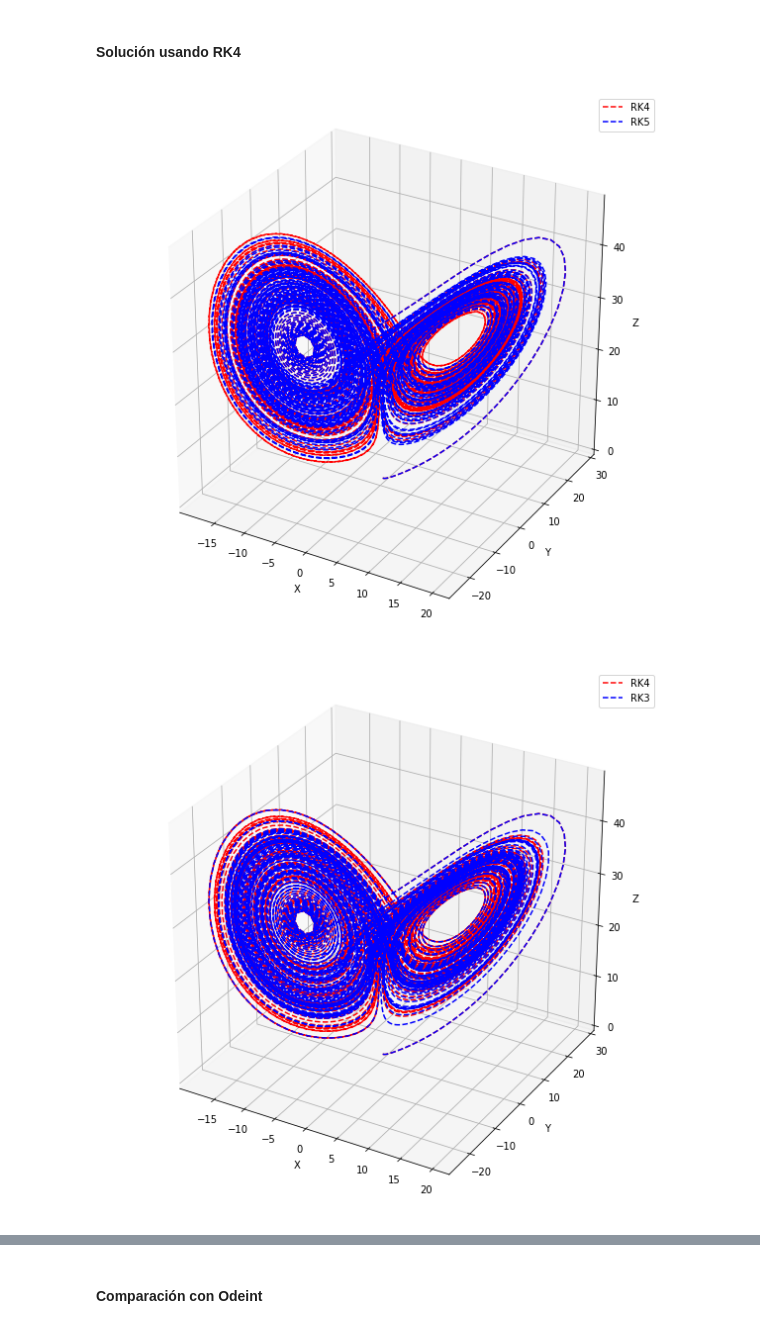
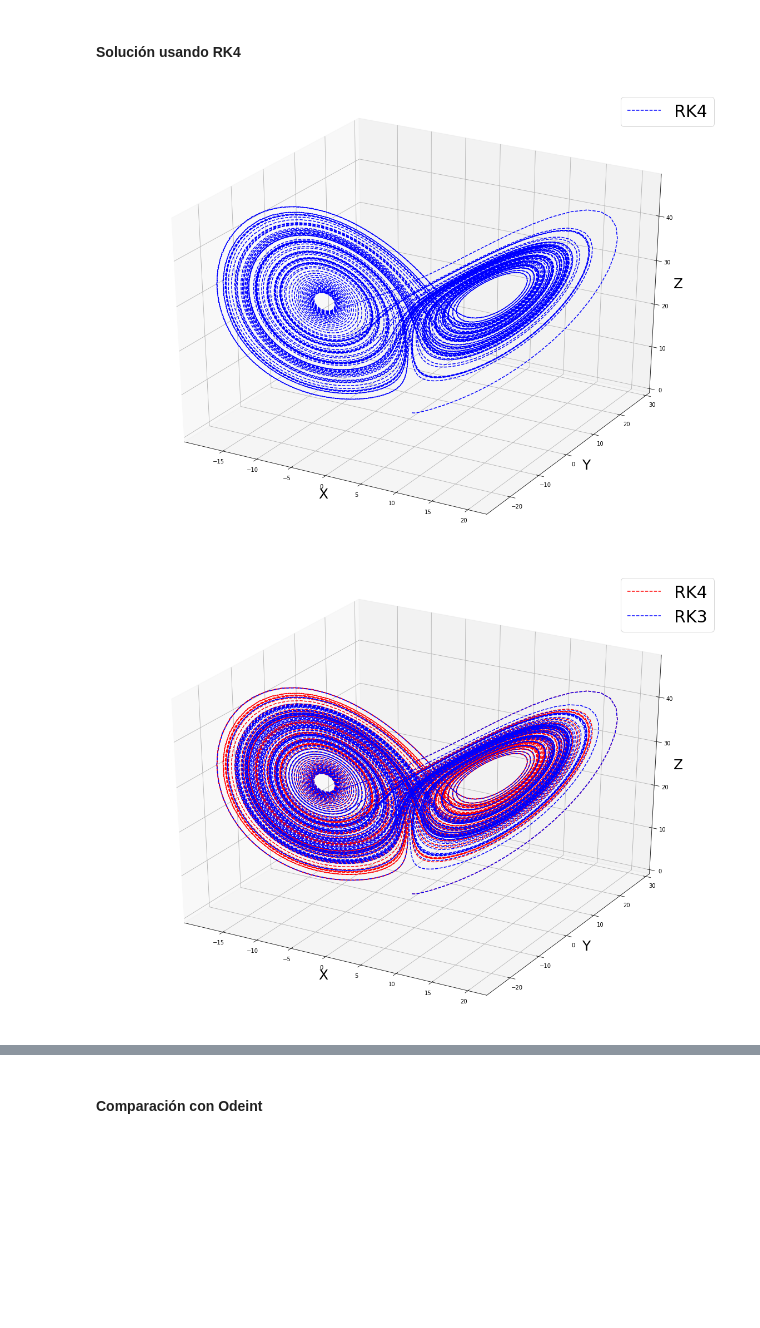
Before and after one commit to asantiagod/Lorentz_System, a Jupyter notebook: TrabajoFinal.ipynb, the cells around one changed output, grey strips where cells are left out. Saved outputs shown, nothing was run; the diff lists cells and outputs as text; code cells hidden in the pictures; blank space fills up the shorter version.

```diff
--- a/TrabajoFinal.ipynb
+++ b/TrabajoFinal.ipynb
@@ -44,35 +44,35 @@ param = [10., 28., 8./3.]
 # %% [markdown]
 #### Solución usando RK4
 # %%
-fig = plt.figure(figsize=(10,10))
+fig = plt.figure(figsize=(20,15))
 ax = fig.gca(projection='3d')
 
 sol = rk4.solve(lorentz, X0, 0., 100., 10000, param)
 t = sol[0]
 x = sol[1][:,0]
 y = sol[1][:,1]
 z = sol[1][:,2]
-ax.plot(x, y, z,'--r',label="RK4")
+ax.plot(x, y, z,'--b',label="RK4")
 
-sol = rk5.solve(lorentz, X0, 0., 100., 10000, param)
-t = sol[0]
-x = sol[1][:,0]
-y = sol[1][:,1]
-z = sol[1][:,2]
+#sol = rk5.solve(lorentz, X0, 0., 100., 10000, param)
+#t = sol[0]
+#x = sol[1][:,0]
+#y = sol[1][:,1]
+#z = sol[1][:,2]
 
-ax.plot(x, y, z,'--b',label="RK5")
-ax.set_xlabel("X")
-ax.set_ylabel("Y")
-ax.set_zlabel("Z")
+#ax.plot(x, y, z,'--r',label="RK5")
+ax.set_xlabel("X",fontsize=25)
+ax.set_ylabel("Y",fontsize=25)
+ax.set_zlabel("Z",fontsize=25)
 
-plt.legend()
+plt.legend(fontsize=30)
 #Rotación del punto de vista para que coincida con el ejemplo
 #ax.view_init(22, -162)
 plt.show()
 # %% [output]
-[figure, old version]
+[figure, new version]
 # %%
-fig = plt.figure(figsize=(10,10))
+fig = plt.figure(figsize=(20,15))
 ax = fig.gca(projection='3d')
 
 sol = rk4.solve(lorentz, X0, 0., 100., 10000, param)
@@ -89,14 +89,14 @@ y = sol[1][:,1]
 z = sol[1][:,2]
 
 ax.plot(x, y, z,'--b',label="RK3")
-ax.set_xlabel("X")
-ax.set_ylabel("Y")
-ax.set_zlabel("Z")
+ax.set_xlabel("X",fontsize=25)
+ax.set_ylabel("Y",fontsize=25)
+ax.set_zlabel("Z",fontsize=25)
 
-plt.legend()
+plt.legend(fontsize=30)
 #Rotación del punto de vista para que coincida con el ejemplo
 #ax.view_init(22, -162)
 plt.show()
 # %% [output]
-[figure, old version]
+[figure, new version]
 # %%
```
Also changed, not shown: parts of 7 cells of this notebook, 9 other files.
